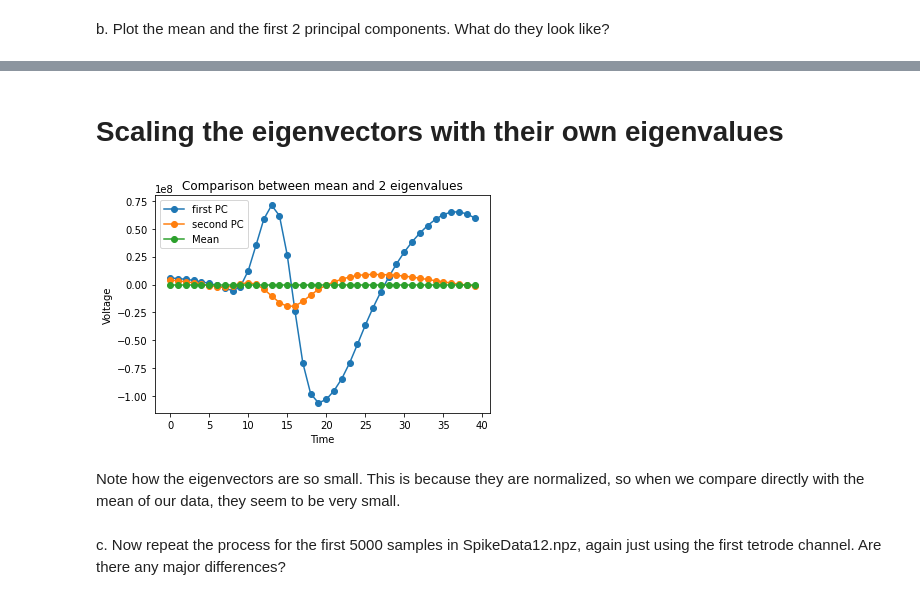
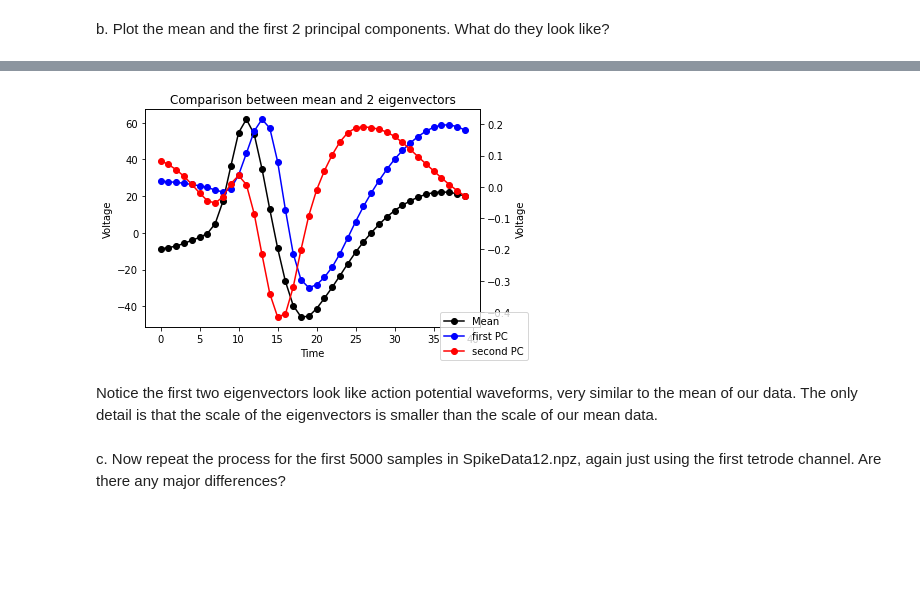
Before and after one commit to SaiAkhilVudattu/Neuro_classes, a Jupyter notebook: signal_processing/HW5/HW5.ipynb, the cells around one changed output, grey strips where cells are left out. Cells and saved outputs as stored; diff of their text form; code cells hidden in the pictures; blank space fills up the shorter version.

```diff
--- a/signal_processing/HW5/HW5.ipynb
+++ b/signal_processing/HW5/HW5.ipynb
@@ -240,19 +200,23 @@ eigenvalues = (pca.singular_values_)**2
-# %% [markdown]
-# Scaling the eigenvectors with their own eigenvalues
-# %%
-plt.plot(eigenvalues[0]*eigenvectors[:,0], marker="o", label="first PC") #[0.2,-0.4]
-plt.plot(eigenvalues[1]*eigenvectors[:,1], marker="o", label="second PC")
-plt.plot(np.mean(first_tetrode,axis=0), marker="o", label="Mean") #[60,-40]
-
-plt.xlabel("Time")
-plt.ylabel("Voltage")
-plt.title("Comparison between mean and 2 eigenvalues")
-plt.legend()
-plt.show()
-# %% [output]
-[figure, removed]
-# %% [markdown]
-Note how the eigenvectors are so small. This is because they are normalized, so when we compare directly with the mean of our data, they seem to be very small.
+# %%
+# Twin axis based on: https://www.geeksforgeeks.org/use-different-y-axes-on-the-left-and-right-of-a-matplotlib-plot/
+fig, ax1 = plt.subplots()
+
+ax1.set_xlabel('Time')
+ax1.set_ylabel('Voltage')
+ax1.plot(np.mean(first_tetrode,axis=0), marker="o", label="Mean", color="k") #[60,-40]
+
+ax2 = ax1.twinx()
+ax2.set_ylabel('Voltage')
+ax2.plot(eigenvectors[:,0], marker="o", label="first PC", color="b") #[0.2,-0.4]
+ax2.plot(eigenvectors[:,1], marker="o", label="second PC", color="r")
+
+plt.title("Comparison between mean and 2 eigenvectors")
+fig.legend(loc="lower right")
+plt.show()
+# %% [output]
+[figure, added]
+# %% [markdown]
+Notice the first two eigenvectors look like action potential waveforms, very similar to the mean of our data. The only detail is that the scale of the eigenvectors is smaller than the scale of our mean data.
 # %% [markdown]
 c. Now repeat the process for the first 5000 samples in SpikeData12.npz, again just using the first tetrode channel. Are there any major differences?
 # %%
```
Also changed, not shown: parts of 30 cells of this notebook.
